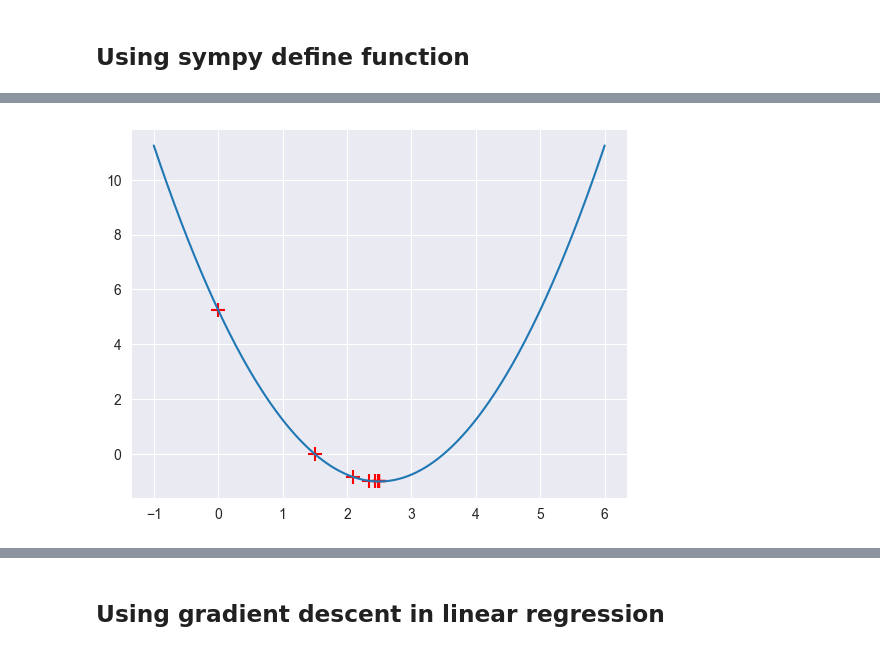
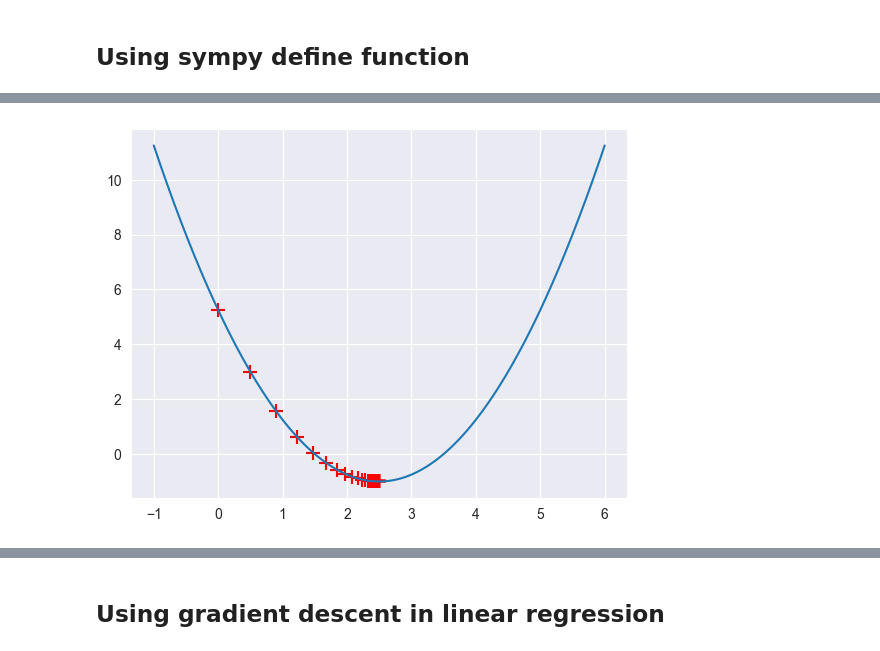
Before and after one commit to Man-Yacan/Study-for-Machine-Learning, a Jupyter notebook: 03-GradientDescent.ipynb, the cells around one changed output, grey strips where cells are left out. Drawn from its saved outputs; the diff is of its cells as text; code cells hidden in the pictures.

```diff
--- a/03-GradientDescent.ipynb
+++ b/03-GradientDescent.ipynb
@@ -60,10 +60,9 @@ f_x = (x - 2.5) ** 2 - 1
 # Calculate f(x)
 f_x_fcn = lambdify(x, f_x)
 
-# Define derivation of function f_x
-f_x_1_diff = diff(f_x, x)
 # Calculate f'(x)
-f_x_1_diff_fcn = lambdify(x, f_x_1_diff)
+f_x_diff = diff(f_x, x)
+f_x_diff_fcn = lambdify(x, f_x_diff)
 
 x_arr = np.linspace(-1, 6, 200)
 y_arr = f_x_fcn(x_arr)
@@ -76,10 +88,10 @@ plt.show()
 # %%
-learn_rate, _theta, epsilon = 0.3, 0, 1e-8
+learn_rate, _theta, epsilon = 0.1, 0, 1e-8
 theta_history = []
 i = 0  # Counter
 while True:
     i += 1
-    gradient = f_x_1_diff_fcn(_theta)
+    gradient = f_x_diff_fcn(_theta)
     last_theta = _theta
     theta_history.append(last_theta)
     _theta = _theta - learn_rate * gradient
@@ -97,4 +109,4 @@ plt.show()
-[figure, old version]
+[figure, new version]
 # %%
 def plot_theta_history(x, y, theta_his, ax):
     ax.plot(x, y)
```
Also changed, not shown: parts of 53 cells of this notebook, 1 other file.
